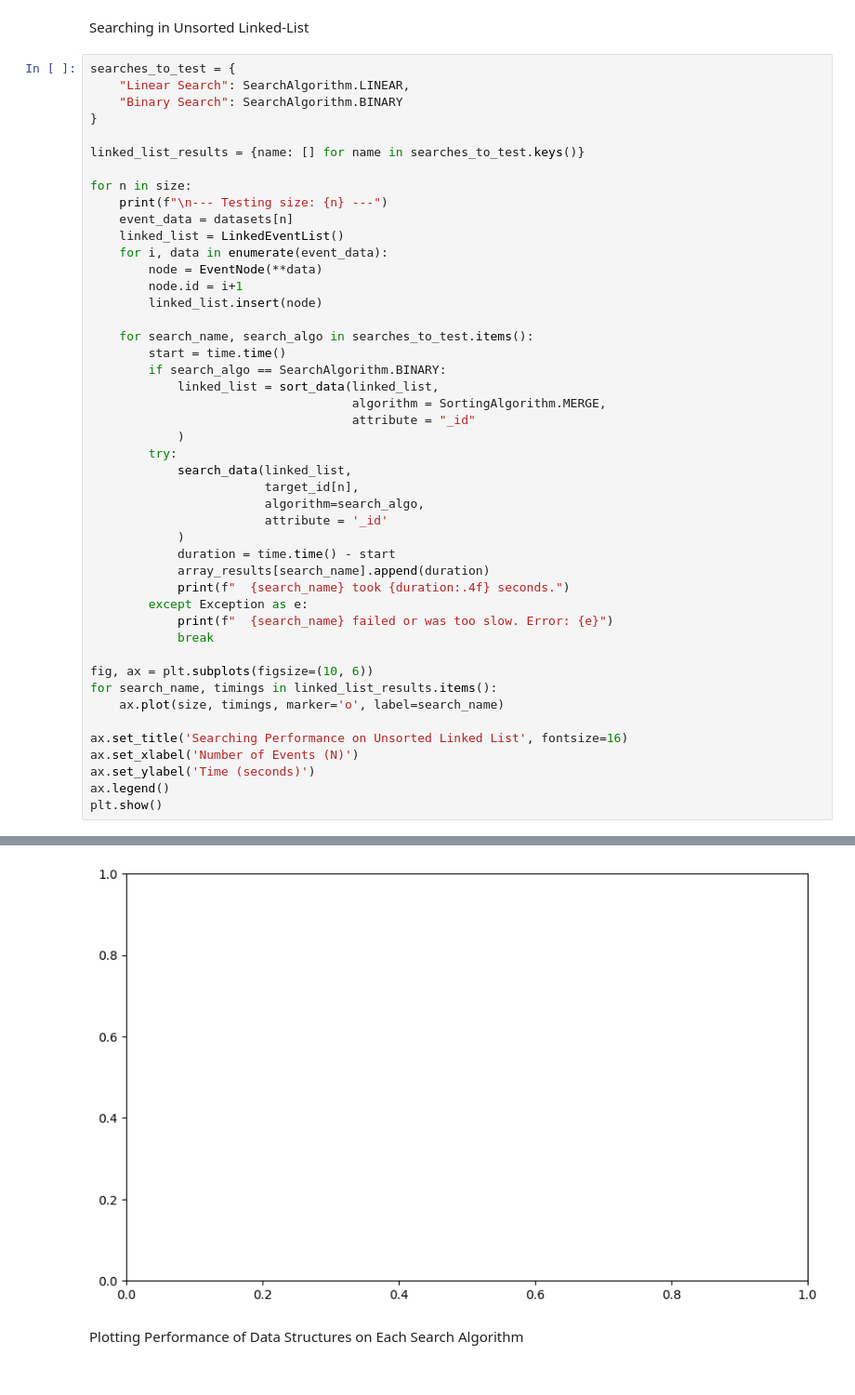
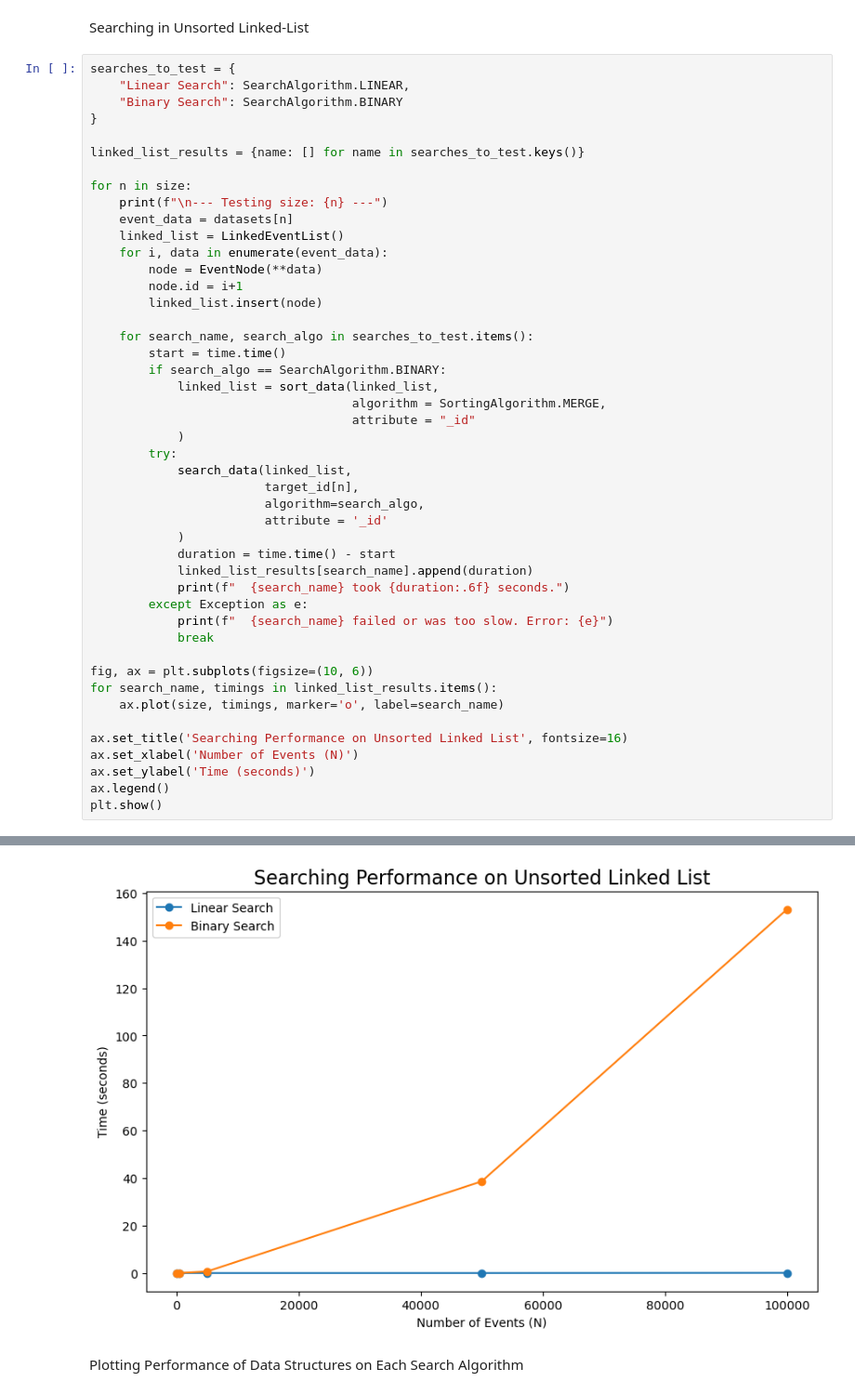
Before and after one commit to stephaniebie/event-scheduler, a Jupyter notebook: final_report.ipynb, the cells around one changed output, grey strips where cells are left out. Shown at 93% size. Drawn from its saved outputs; the diff is of its cells as text.

```diff
--- a/final_report.ipynb
+++ b/final_report.ipynb
@@ -496,8 +522,8 @@ for n in size:
                         attribute = '_id'
             )
             duration = time.time() - start
-            array_results[search_name].append(duration)
-            print(f"  {search_name} took {duration:.4f} seconds.")
+            linked_list_results[search_name].append(duration)
+            print(f"  {search_name} took {duration:.6f} seconds.")
         except Exception as e:
             print(f"  {search_name} failed or was too slow. Error: {e}")
             break
@@ -531,3 +560,3 @@ ValueError: x and y must have same first dimension, but have shapes (4,) and (0,
-[figure, old version]
+[figure, new version]
 # %% [markdown]
 Plotting Performance of Data Structures on Each Search Algorithm
```
Also changed, not shown: parts of 13 cells of this notebook.
